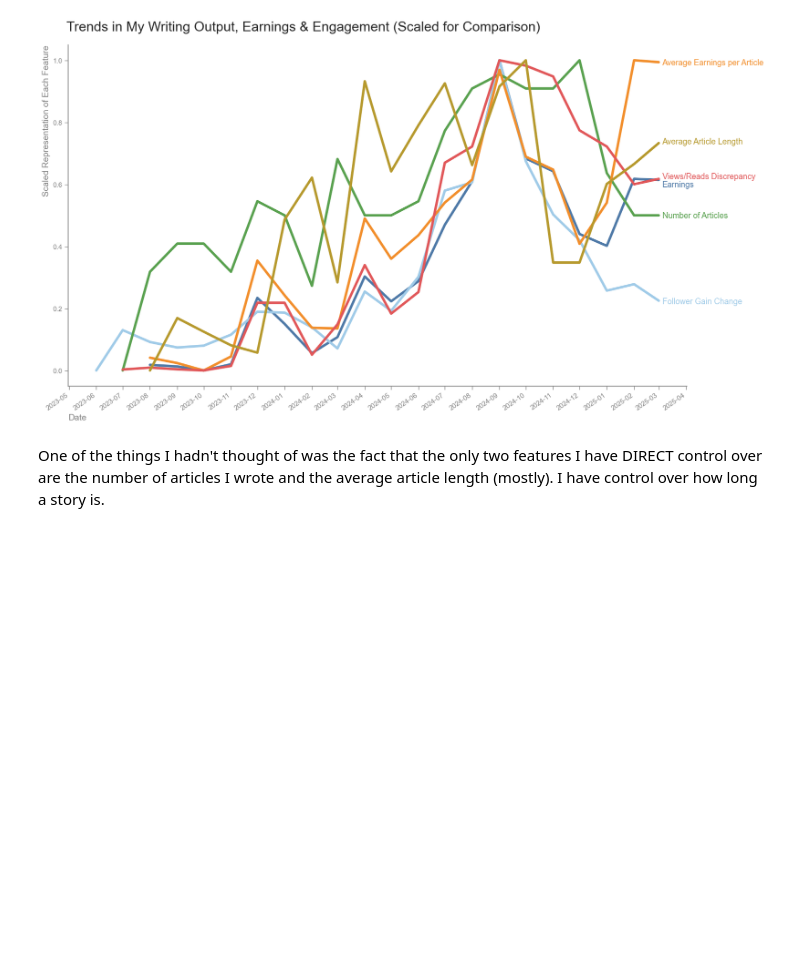
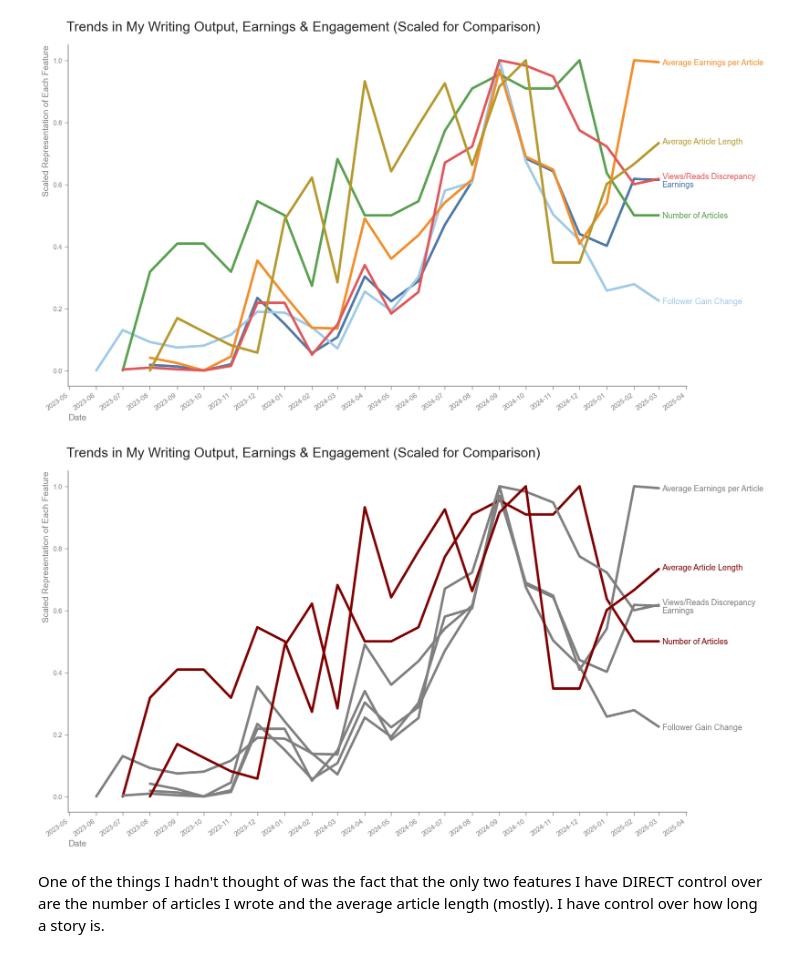
Before and after one commit to paul-trood/medium_earnings, a Jupyter notebook: 02_data_analysis.ipynb, the cells around one changed output. Drawn from its saved outputs; the diff is of its cells as text; code cells hidden in the pictures; blank space fills up the shorter version.

```diff
--- a/02_data_analysis.ipynb
+++ b/02_data_analysis.ipynb
@@ -1135,6 +1146,68 @@ plt.text(20152,0.73,"Average Article Length", color ="#B6992D", size = 13)
 plt.show()
 # %% [output]
 [figure]
+# %%
+custom_colors = {
+    "earnings": "grey",
+    "follower_gain(change)": "grey",
+    "number_articles": "maroon",
+    "avg_earnings_per_article": "grey",
+    "views_reads_discrepancy": "grey",
+    "average_article_length(minutes)": "maroon"
+}
+
+
+fig, ax = plt.subplots(figsize=(18, 10))
+
+# Seaborn plot onto the ax
+sns.lineplot(
+    data=df_melted,
+    x="date",
+    y="Value",
+    hue="Feature",
+    palette=custom_colors,
+    linewidth=4,
+    ax=ax
+)
+
+# Force every month to appear
+ax.xaxis.set_major_locator(mdates.MonthLocator())
+ax.xaxis.set_major_formatter(mdates.DateFormatter('%Y-%m'))
+
+# Optional: Rotate labels for readability
+plt.xticks(rotation=35, ha="right")
+
+plt.title("Trends in My Writing Output, Earnings & Engagement (Scaled for Comparison)", fontsize=22, x=0.38, y = 1.03)
+plt.xlabel("Date", loc="left", size =14, color="grey")
+plt.ylabel("Scaled Representation of Each Feature", loc="top", size = 14, color="grey")
+ax.get_legend().remove()
+plt.grid(False)
+sns.despine()
+
+# Turn on the ticks for both x and y axes
+ax.tick_params(axis='both', which='both', bottom=True, left=True)
+# Axis settings
+ax.tick_params(axis="x", colors="grey", width=1)
+ax.tick_params(axis="y", colors="grey", width=1)
+
+# Set color of spines to grey for both axes
+for spine in ax.spines.values():
+    spine.set_color("grey")
+
+
+# Labels
+plt.text(20152,0.592,"Earnings", color ="grey", size = 13)
+plt.text(20152,0.215,"Follower Gain Change",color ="grey", size = 13)
+plt.text(20152,0.492,"Number of Articles", color ="maroon", size = 13)
+plt.text(20152,0.985,"Average Earnings per Article", color ="grey", size = 13)
+plt.text(20152,0.618,"Views/Reads Discrepancy", color ="grey", size = 13)
+plt.text(20152,0.73,"Average Article Length", color ="maroon", size = 13)
+
+
+
+plt.show()
+# %% [output]
+[figure, added]
 # %% [markdown]
 One of the things I hadn't thought of was the fact that the only two features I have DIRECT control over are the number of articles I wrote and the average article length (mostly). I have control over how long a story is.
 # %%
```
Also changed, not shown: parts of 4 cells of this notebook, 1 other file.
